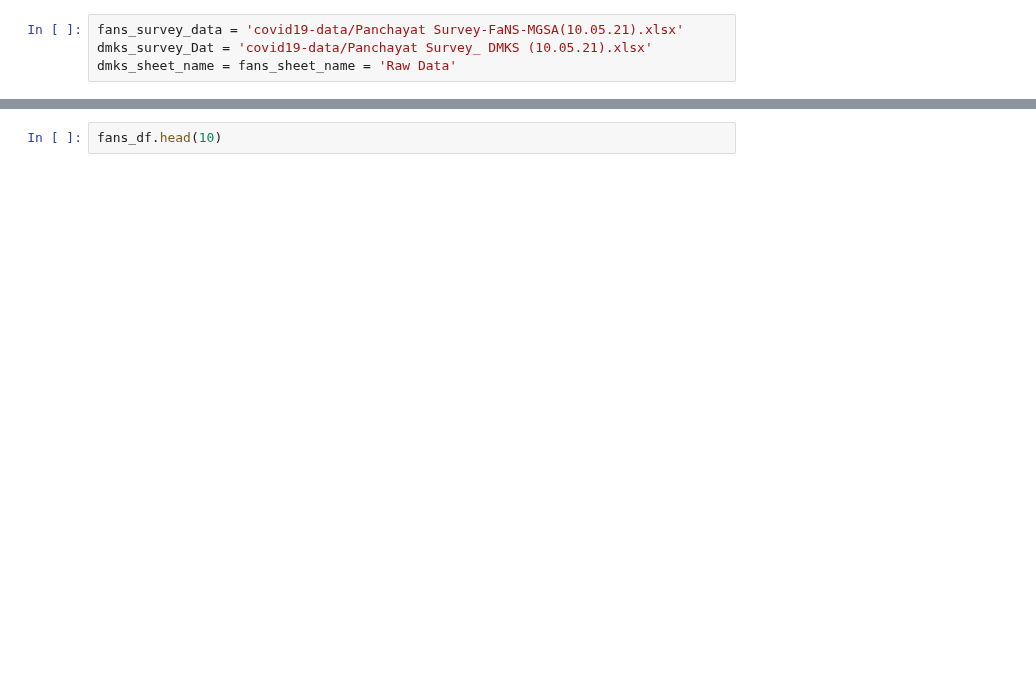
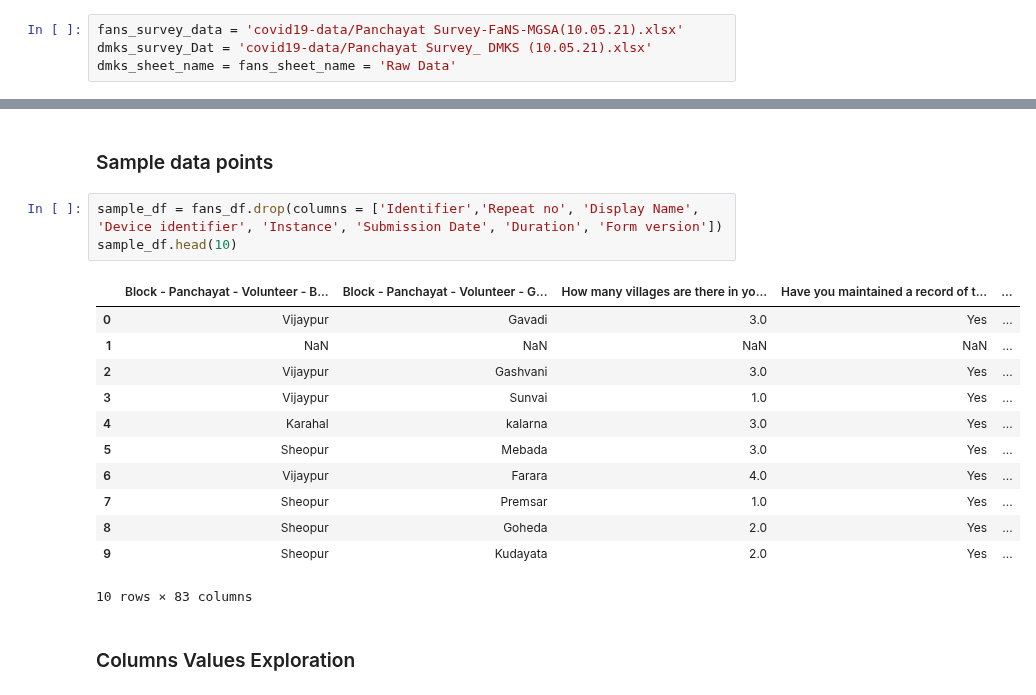
Before and after one commit to Welthungerhilfe/cgm-ml, a Jupyter notebook: src/analyses/EDA/covid19_survey_analysis/data_exploration.ipynb, the cells around one changed output, grey strips where cells are left out. Drawn from its saved outputs; the diff is of its cells as text; blank space fills up the shorter version.

```diff
--- a/src/analyses/EDA/covid19_survey_analysis/data_exploration.ipynb
+++ b/src/analyses/EDA/covid19_survey_analysis/data_exploration.ipynb
@@ -26,4 +49,22 @@ list_of_col
-# %%
-fans_df.head(10)
+# %% [markdown]
+### Sample data points
+# %%
+sample_df = fans_df.drop(columns = ['Identifier','Repeat no', 'Display Name', 'Device identifier', 'Instance', 'Submission Date', 'Duration', 'Form version'])
+sample_df.head(10)
+# %% [output]
+|  | Block - Panchayat - Volunteer - B... | Block - Panchayat - Volunteer - G... | How many villages are there in yo... | Have you maintained a record of t... | ... |
+| 0 | Vijaypur | Gavadi | 3.0 | Yes | ... |
+| 1 | NaN | NaN | NaN | NaN | ... |
+| 2 | Vijaypur | Gashvani | 3.0 | Yes | ... |
+| 3 | Vijaypur | Sunvai | 1.0 | Yes | ... |
+| 4 | Karahal | kalarna | 3.0 | Yes | ... |
+| 5 | Sheopur | Mebada | 3.0 | Yes | ... |
+| 6 | Vijaypur | Farara | 4.0 | Yes | ... |
+| 7 | Sheopur | Premsar | 1.0 | Yes | ... |
+| 8 | Sheopur | Goheda | 2.0 | Yes | ... |
+| 9 | Sheopur | Kudayata | 2.0 | Yes | ... |
+10 rows × 83 columns
+# %% [markdown]
+###  Columns Values Exploration
 # %%
 for col in option_ques:
```
Also changed, not shown: parts of 12 cells of this notebook.
